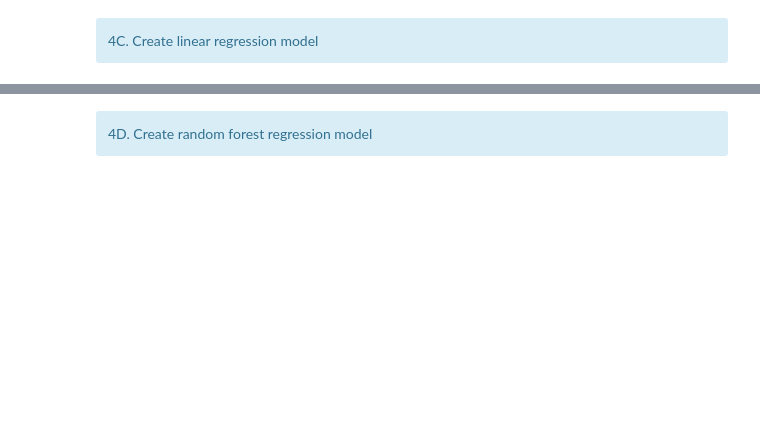
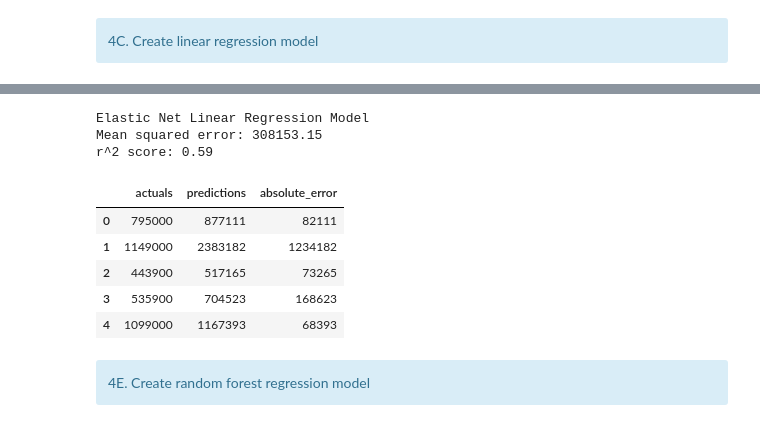
Before and after one commit to stevengarloklee/ckme136-toronto-housing-project, a Jupyter notebook: CKME136 - Capstone Project - Toronto Real Estate Listings - Step 4 - Predictions.ipynb, the cells around one changed output, grey strips where cells are left out. Cells and saved outputs as stored; diff of their text form; code cells hidden in the pictures; blank space fills up the shorter version.

```diff
--- a/CKME136 - Capstone Project - Toronto Real Estate Listings - Step 4 - Predictions.ipynb
+++ b/CKME136 - Capstone Project - Toronto Real Estate Listings - Step 4 - Predictions.ipynb
@@ -113,4 +111,21 @@ Linear model r^2 score: 0.65
+# %%
+en_predictions = en.predict(test_features)
+# %%
+print ("Elastic Net Linear Regression Model")
+print("Mean squared error: %.2f" % mean_absolute_error(test_labels, en_predictions))
+print ('r^2 score: %.2f' % r2_score(test_labels, en_predictions))
+sample_labels_vs_predictions(en_predictions, test_labels, 5)
+# %% [output]
+Elastic Net Linear Regression Model
+Mean squared error: 308153.15
+r^2 score: 0.59
+|  | actuals | predictions | absolute_error |
+| 0 | 795000 | 877111 | 82111 |
+| 1 | 1149000 | 2383182 | 1234182 |
+| 2 | 443900 | 517165 | 73265 |
+| 3 | 535900 | 704523 | 168623 |
+| 4 | 1099000 | 1167393 | 68393 |
 # %% [markdown]
 <div class="alert alert-block alert-info">
-4D. Create random forest regression model
+4E. Create random forest regression model
 # %%
```
Also changed, not shown: parts of 22 cells of this notebook, 1 other file.
